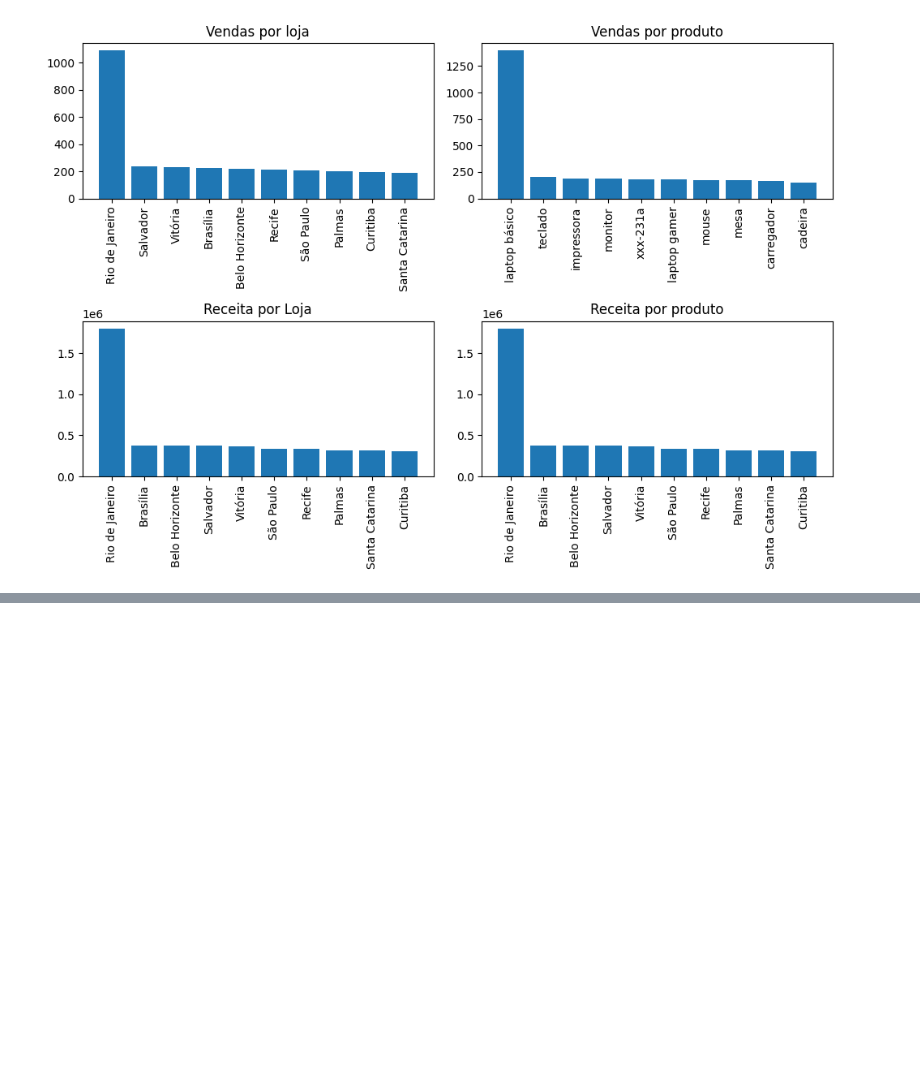
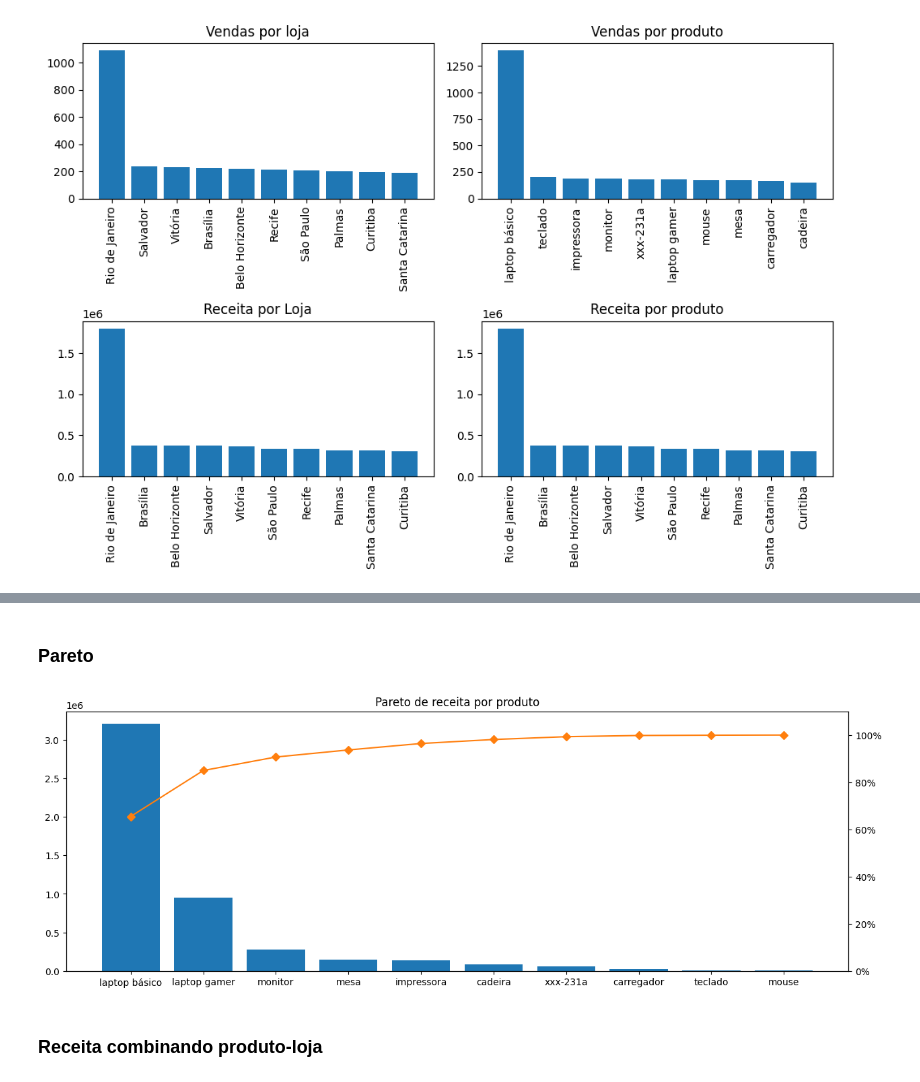
Before and after one commit to thaiisfaustino/Analise-contexto-loja, a Jupyter notebook: notebooks/analise-descritiva.ipynb, the cells around one changed output, grey strips where cells are left out. Drawn from its saved outputs; the diff is of its cells as text; code cells hidden in the pictures; blank space fills up the shorter version.

```diff
--- a/notebooks/analise-descritiva.ipynb
+++ b/notebooks/analise-descritiva.ipynb
@@ -513,0 +559,16 @@ plt.show()
+# %% [markdown]
+### Pareto
+# %%
+graf_dados = df[['produto_produto', 'produto_valor']].groupby('produto_produto').sum().produto_valor.sort_values(ascending=False)
+fig, ax = plt.subplots(figsize=(15,5))
+ax.bar(graf_dados.index, graf_dados.values, color='C0')
+ax2 = ax.twinx()
+ax2.plot(graf_dados.index, graf_dados.values.cumsum()/graf_dados.values.sum()*100, color='C1', marker='D')
+ax2.yaxis.set_major_formatter(PercentFormatter())
+plt.ylim(0,110)
+plt.title('Pareto de receita por produto')
+plt.show()
+# %% [output]
+[figure, added]
+# %% [markdown]
+### Receita combinando produto-loja
```
Also changed, not shown: parts of 19 cells of this notebook.
